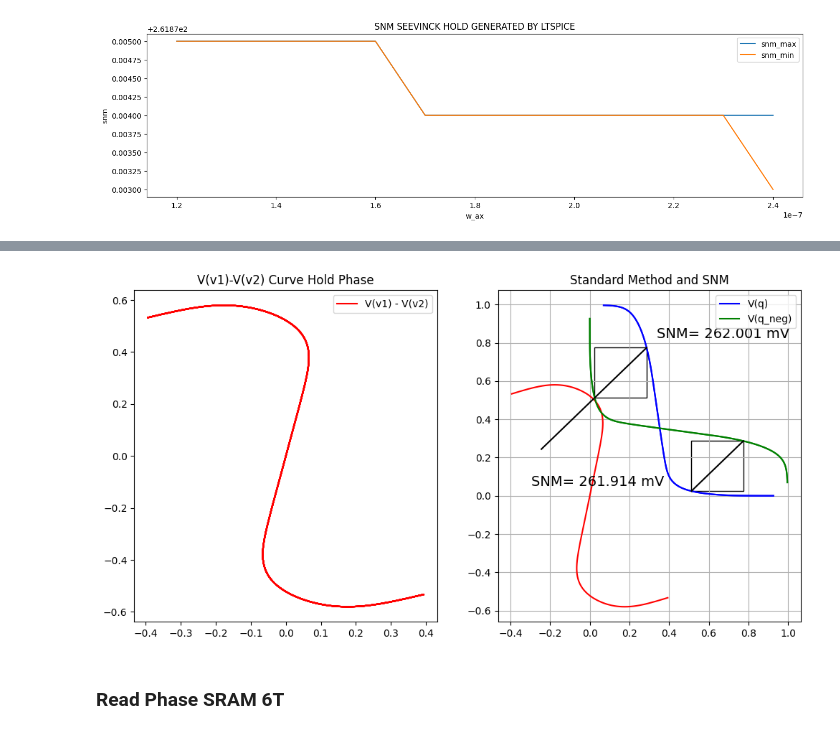
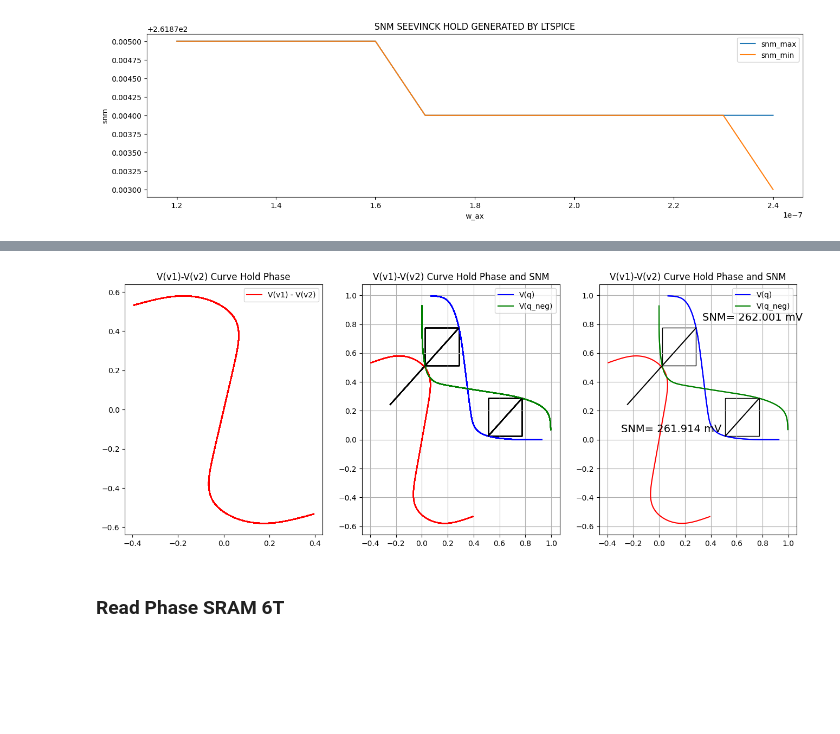
Before and after one commit to gubbriaco/sram-analysis, a Jupyter notebook: python/drv-analysis/drv_analysis.ipynb, the cells around one changed output, grey strips where cells are left out. Saved outputs shown, nothing was run; the diff lists cells and outputs as text; code cells hidden in the pictures; blank space fills up the shorter version.

```diff
--- a/python/drv-analysis/drv_analysis.ipynb
+++ b/python/drv-analysis/drv_analysis.ipynb
@@ -369,43 +369,94 @@ snm_seevinck_hold[1.3e-07 u] = 261.875
 File updated successfully: ../../images/snm_seevinck_hold_generated_by_ltspice.png
 [figure]
 # %%
-fig, axs = plt.subplots(1, 2, figsize=(12, 6))
+fig, axs = plt.subplots(1, 3, figsize=(16, 6))
+
+snm_seevinck_hold_seevinck_processing = []
+snm_seevinck_hold_standard_processing = []
+
+
+for w in range(w_ax_range):
+
+    # vq-vqneg rotating
+    for vq_array, vqneg_array in zip(vq_seevinck_hold, vqneg_seevinck_hold):
+        vq_vqneg_array = vq_array - vqneg_array
+        x_diff, y_diff = rotate_points(x=x_seevinck_hold[w], y=vq_vqneg_array, angle_degrees=-45)
+        axs[0].plot(x_diff, y_diff, color='red')
+    axs[0].set_title("V(v1)-V(v2) Curve Hold Phase")
+    axs[0].legend(["V(v1) - V(v2)"])
+
+    # vq and vqneg rotating
+    xshold1, yshold1 = rotate_points(x=x_seevinck_hold[w], y=vq_seevinck_hold[w], angle_degrees=-45)
+    xshold2, yshold2 = rotate_points(x=x_seevinck_hold[w], y=vqneg_seevinck_hold[w], angle_degrees=-45)
+    axs[1].plot(xshold1, yshold1, color='blue')
+    axs[1].plot(xshold2, yshold2, color='green')
+
+
+    # seevinck processing
+    snm_seevinck_hold_seevinck_processing_value = seevinck_processing(
+        x_v1_minus_v2=x_seevinck_hold[w],
+        v1_minus_v2=vq_vqneg_seevinck_hold[w],
+        ax=axs[1],
+        request_text_plot=RequestPlot.FALSE
+    )
+    snm_seevinck_hold_seevinck_processing.append(snm_seevinck_hold_seevinck_processing_value)
+
+
+    # graphical-processing
+    snm_seevinck_hold_standard_processing_value = graphical_processing(
+        x_vq=xshold1,
+        vq=yshold1,
+        x_vqneg=xshold2,
+        vqneg=yshold2,
+        ax=axs[1],
+        request_text_plot=RequestPlot.FALSE
+    )
+    snm_seevinck_hold_standard_processing.append(snm_seevinck_hold_standard_processing_value)
+
+axs[1].set_title("V(v1)-V(v2) Curve Hold Phase and SNM")
+axs[1].grid()
+
+
 
 # vq-vqneg rotating
 for vq_array, vqneg_array in zip(vq_seevinck_hold, vqneg_seevinck_hold):
     vq_vqneg_array = vq_array - vqneg_array
     x_diff, y_diff = rotate_points(x=x_seevinck_hold[w_ax_pos], y=vq_vqneg_array, angle_degrees=-45)
     axs[0].plot(x_diff, y_diff, color='red')
-axs[0].set_title("V(v1)-V(v2) Curve Hold Phase")
-axs[0].legend(["V(v1) - V(v2)"])
+axs[2].set_title("V(v1)-V(v2) Curve Hold Phase")
+axs[2].legend(["V(v1) - V(v2)"])
 
 # vq and vqneg rotating
 xshold1, yshold1 = rotate_points(x=x_seevinck_hold[w_ax_pos], y=vq_seevinck_hold[w_ax_pos], angle_degrees=-45)
 xshold2, yshold2 = rotate_points(x=x_seevinck_hold[w_ax_pos], y=vqneg_seevinck_hold[w_ax_pos], angle_degrees=-45)
-axs[1].plot(xshold1, yshold1, color='blue')
-axs[1].plot(xshold2, yshold2, color='green')
+axs[2].plot(xshold1, yshold1, color='blue')
+axs[2].plot(xshold2, yshold2, color='green')
 
 # seevinck processing
-snm_seevinck_hold_seevinck_processing = seevinck_processing(
+snm_seevinck_hold_seevinck_processing_w_ax = seevinck_processing(
     x_v1_minus_v2=x_seevinck_hold[w_ax_pos],
     v1_minus_v2=vq_vqneg_seevinck_hold[w_ax_pos],
-    ax=axs[1],
+    ax=axs[2],
     request_text_plot=RequestPlot.TRUE
 )
-axs[1].set_title("V(v1)-V(v2) Curve Hold Phase and SNM")
-print(f'snm_seevinck_hold_seevinck_processing = {snm_seevinck_hold_seevinck_processing}')
 
 # graphical-processing
-snm_seevinck_hold_standard_processing = graphical_processing(
+snm_seevinck_hold_standard_processing_w_ax = graphical_processing(
     x_vq=xshold1,
     vq=yshold1,
     x_vqneg=xshold2,
     vqneg=yshold2,
-    ax=axs[1],
+    ax=axs[2],
     request_text_plot=RequestPlot.TRUE
 )
-axs[1].grid()
-print(f'snm_seevinck_hold_standard_processing = {snm_seevinck_hold_standard_processing}')
+
+axs[2].set_title("V(v1)-V(v2) Curve Hold Phase and SNM")
+axs[2].grid()
+
+
+print("{:<30} {:<30} {:<30}".format("w_ax", "snm(hold)_seevinck", "snm(hold)_graphical"))
+for w, snm_hold_seevinck, snm_hold_graphical in zip(w_ax_seevinck_hold, snm_seevinck_hold_seevinck_processing, snm_seevinck_hold_standard_processing):
+    print("{:<30} {:<30} {:<30}".format(w, snm_hold_seevinck, snm_hold_graphical))
 
 save_image(image_path=os.path.join(images, "v1_minus_v2_seevinck_hold.png"), plt=plt)
 plt.show()
@@ -415,5 +478,5 @@ snm_seevinck_hold_standard_processing = 262.001116570425
 File updated successfully: ../../images/v1_minus_v2_seevinck_hold.png
-[figure, old version]
+[figure, new version]
 # %% [markdown]
 <h3>Read Phase SRAM 6T</h3>
 # %%
```
Also changed, not shown: parts of 2 cells of this notebook, 16 other files.
